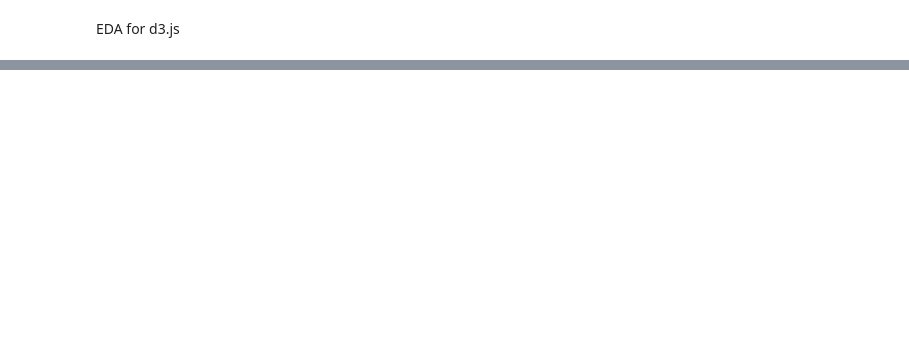
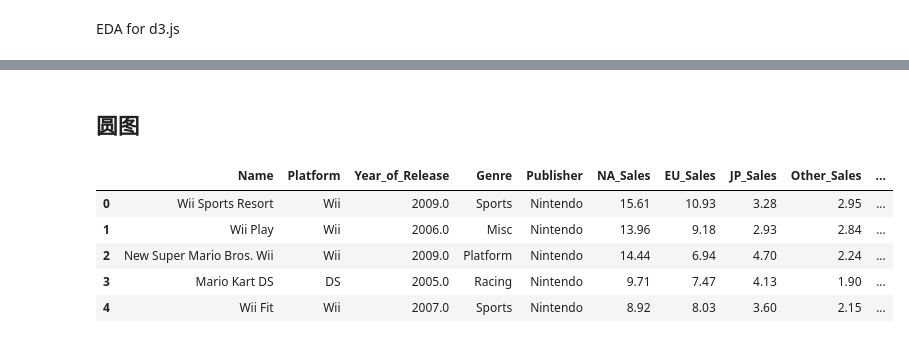
Before and after one commit to liumingqian0511/ANLY503_FINAL_PROJECT9, a Jupyter notebook: EDA_1.ipynb, the cells around one changed output, grey strips where cells are left out. Cells and saved outputs as stored; diff of their text form; code cells hidden in the pictures; blank space fills up the shorter version.

```diff
--- a/EDA_1.ipynb
+++ b/EDA_1.ipynb
@@ -23,0 +43,20 @@ steam.head()
+# %% [markdown]
+## 圆图
+# %%
+sales_counts = video_game["Global_Sales"].value_counts().sort_values(ascending=True)
+
+# 获取排名前十的 Global_Sales 的名称列表
+top_50_sales = list(sales_counts.head(50).index)
+
+sales_topdf = video_game[video_game['Global_Sales'].isin(top_50_sales)]
+sales_topdf = sales_topdf.reset_index(drop=True)
+
+
+sales_topdf.head()
+# %% [output]
+|  | Name | Platform | Year_of_Release | Genre | Publisher | NA_Sales | EU_Sales | JP_Sales | Other_Sales | ... |
+| 0 | Wii Sports Resort | Wii | 2009.0 | Sports | Nintendo | 15.61 | 10.93 | 3.28 | 2.95 | ... |
+| 1 | Wii Play | Wii | 2006.0 | Misc | Nintendo | 13.96 | 9.18 | 2.93 | 2.84 | ... |
+| 2 | New Super Mario Bros. Wii | Wii | 2009.0 | Platform | Nintendo | 14.44 | 6.94 | 4.70 | 2.24 | ... |
+| 3 | Mario Kart DS | DS | 2005.0 | Racing | Nintendo | 9.71 | 7.47 | 4.13 | 1.90 | ... |
+| 4 | Wii Fit | Wii | 2007.0 | Sports | Nintendo | 8.92 | 8.03 | 3.60 | 2.15 | ... |
```
Also changed, not shown: parts of 31 cells of this notebook, 16 other files.
